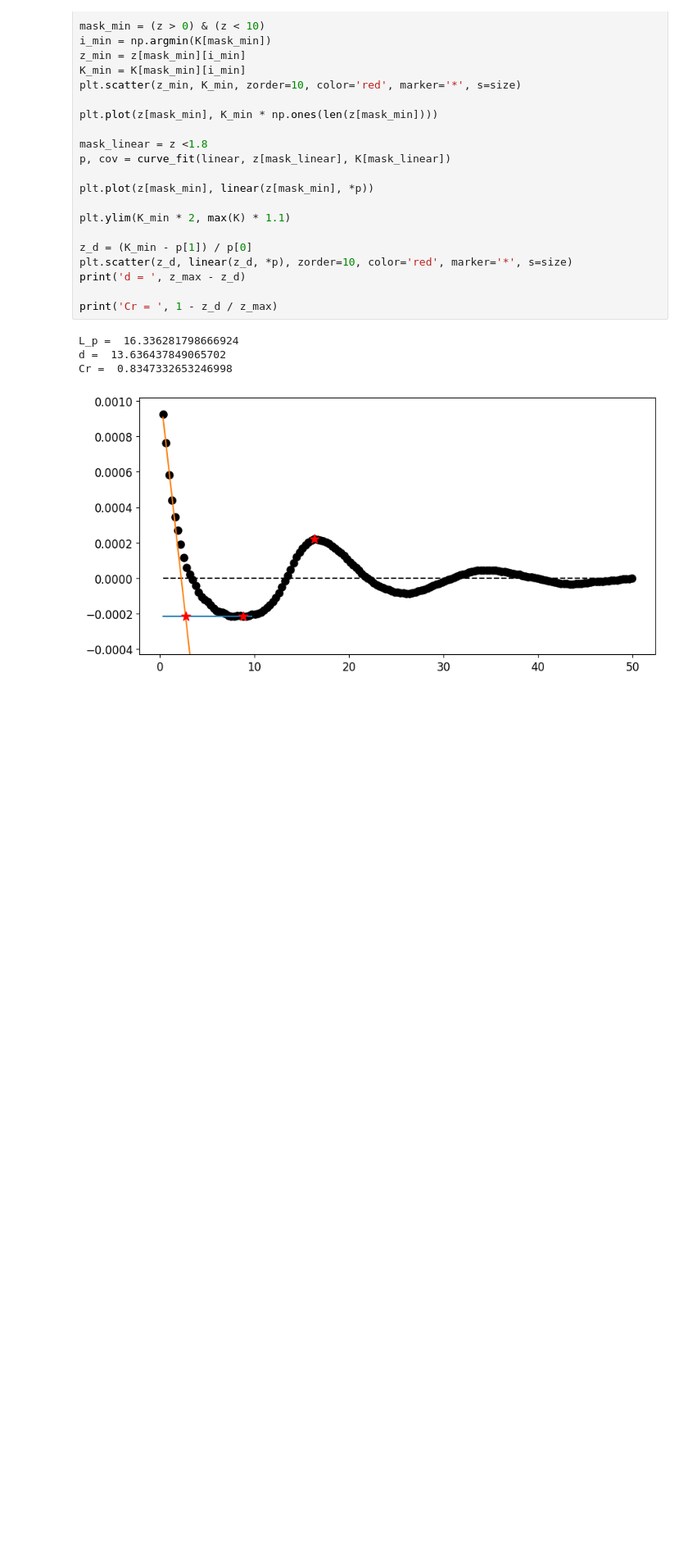
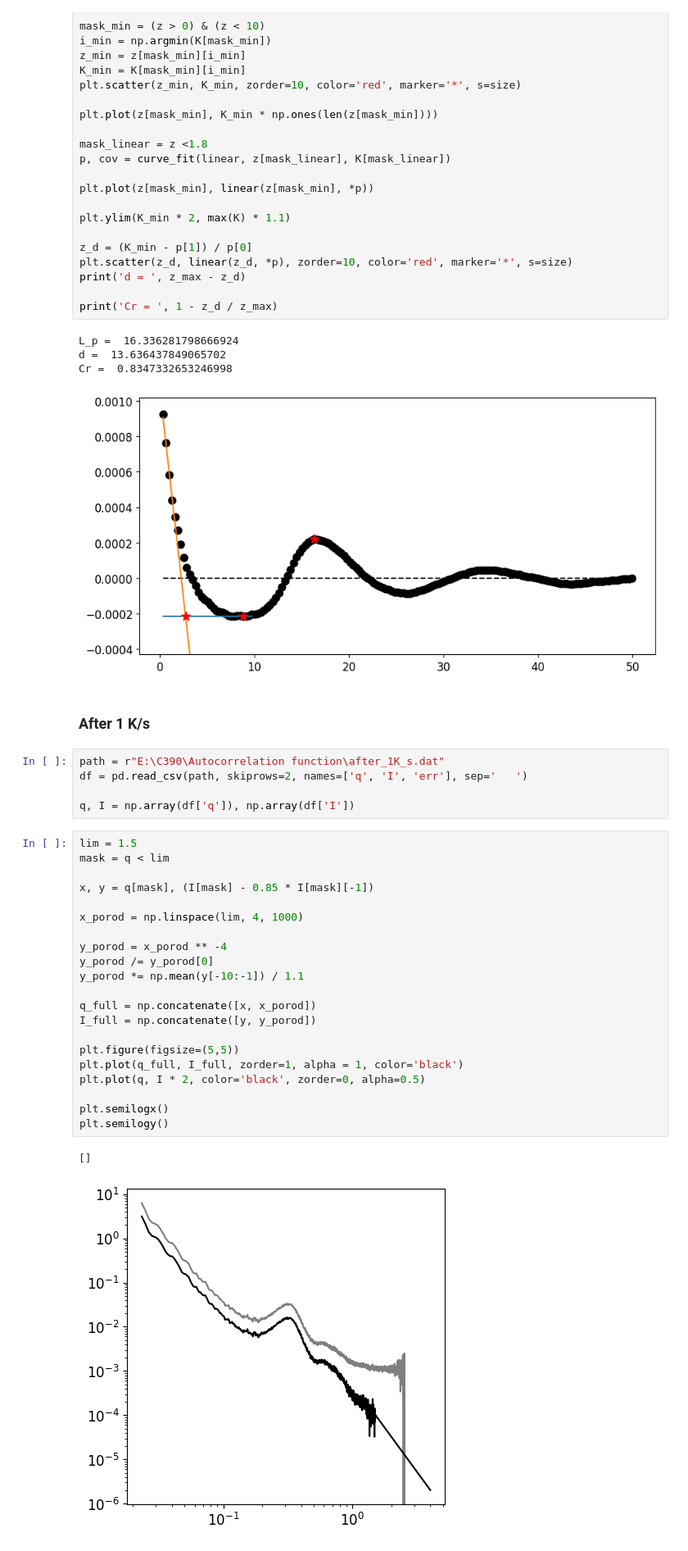
Before and after one commit to Akmalumarov/X_Ray_Scattering_Analysis, a Jupyter notebook: projects/Linear_polymers/C390/С390.ipynb, the cells around one changed output. Shown at 82% size. Cells and saved outputs as stored; diff of their text form; blank space fills up the shorter version.

```diff
--- a/projects/Linear_polymers/C390/С390.ipynb
+++ b/projects/Linear_polymers/C390/С390.ipynb
@@ -328,3 +453,34 @@ L_p =  16.336281798666924
 d =  13.636437849065702
 Cr =  0.8347332653246998
 [figure]
+# %% [markdown]
+### After 1 K/s
+# %%
+path = r"E:\C390\Autocorrelation function\after_1K_s.dat"
+df = pd.read_csv(path, skiprows=2, names=['q', 'I', 'err'], sep='	')
+
+q, I = np.array(df['q']), np.array(df['I'])
+# %%
+lim = 1.5
+mask = q < lim
+
+x, y = q[mask], (I[mask] - 0.85 * I[mask][-1])
+
+x_porod = np.linspace(lim, 4, 1000)
+
+y_porod = x_porod ** -4
+y_porod /= y_porod[0]
+y_porod *= np.mean(y[-10:-1]) / 1.1
+
+q_full = np.concatenate([x, x_porod])
+I_full = np.concatenate([y, y_porod])
+
+plt.figure(figsize=(5,5))
+plt.plot(q_full, I_full, zorder=1, alpha = 1, color='black')
+plt.plot(q, I * 2, color='black', zorder=0, alpha=0.5)
+
+plt.semilogx()
+plt.semilogy()
+# %% [output]
+[]
+[figure, added]
```
Also changed, not shown: parts of 17 cells of this notebook, 4 other files.
